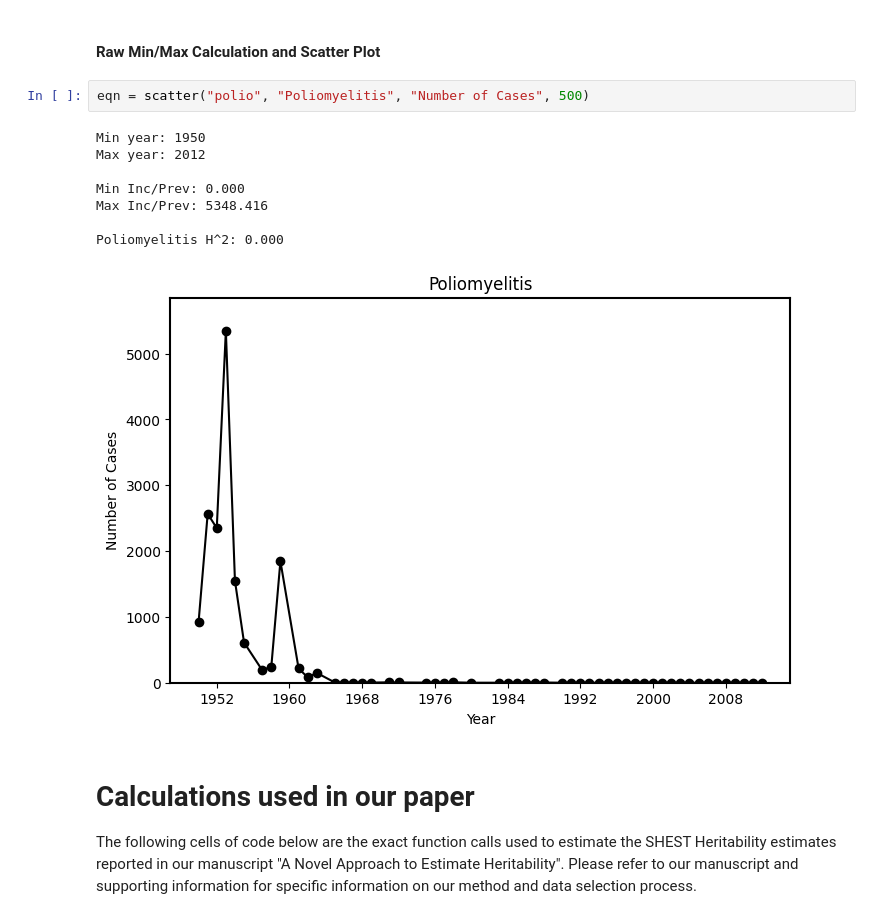
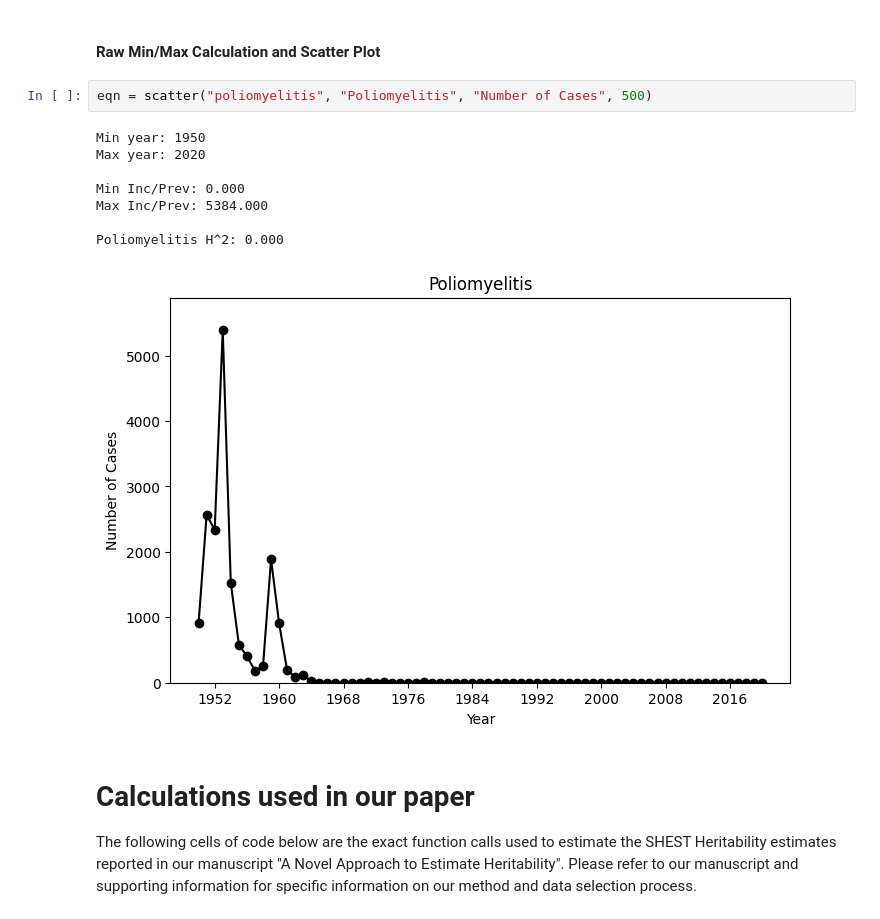
Before and after one commit to relhajj/SHEST-heritability, a Jupyter notebook: SHEST_calculator.ipynb, the cells around one changed output. Saved outputs shown, nothing was run; the diff lists cells and outputs as text.

```diff
--- a/SHEST_calculator.ipynb
+++ b/SHEST_calculator.ipynb
@@ -570,16 +607,16 @@ Atopic Dermatitis H^2: 0.114
 # %% [markdown]
 #### Raw Min/Max Calculation and Scatter Plot
 # %%
-eqn = scatter("polio", "Poliomyelitis", "Number of Cases", 500)
+eqn = scatter("poliomyelitis", "Poliomyelitis", "Number of Cases", 500)
 # %% [output]
 Min year: 1950
-Max year: 2012
+Max year: 2020
 
 Min Inc/Prev: 0.000
-Max Inc/Prev: 5348.416
+Max Inc/Prev: 5384.000
 
 Poliomyelitis H^2: 0.000
-[figure, old version]
+[figure, new version]
 # %% [markdown]
 # Calculations used in our paper
 
```
Also changed, not shown: parts of 15 cells of this notebook.
